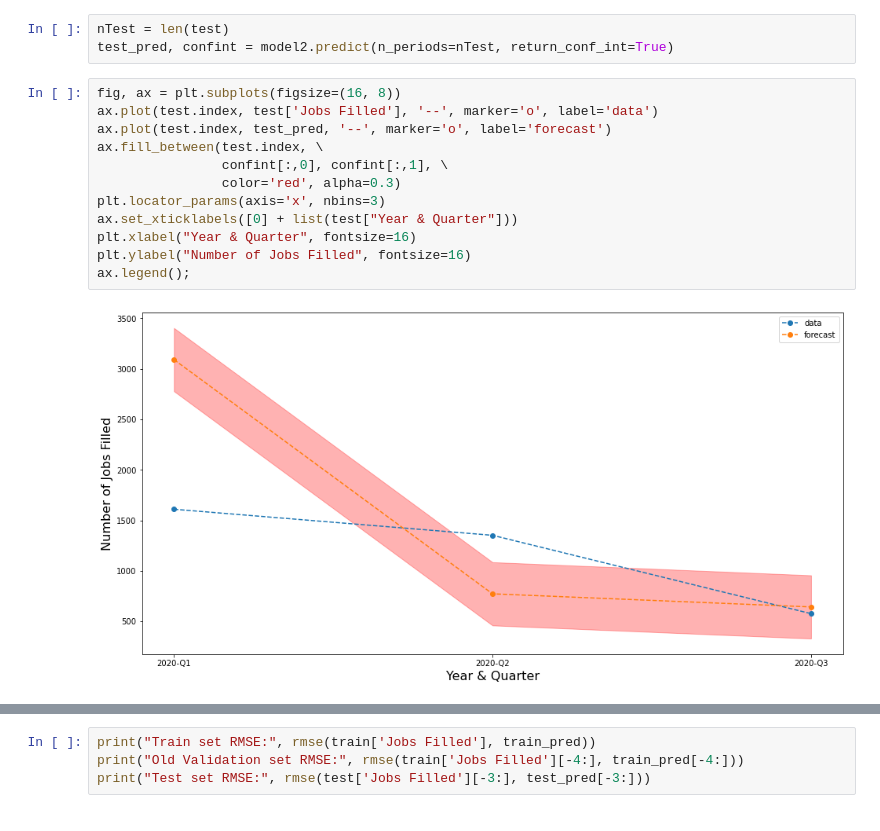
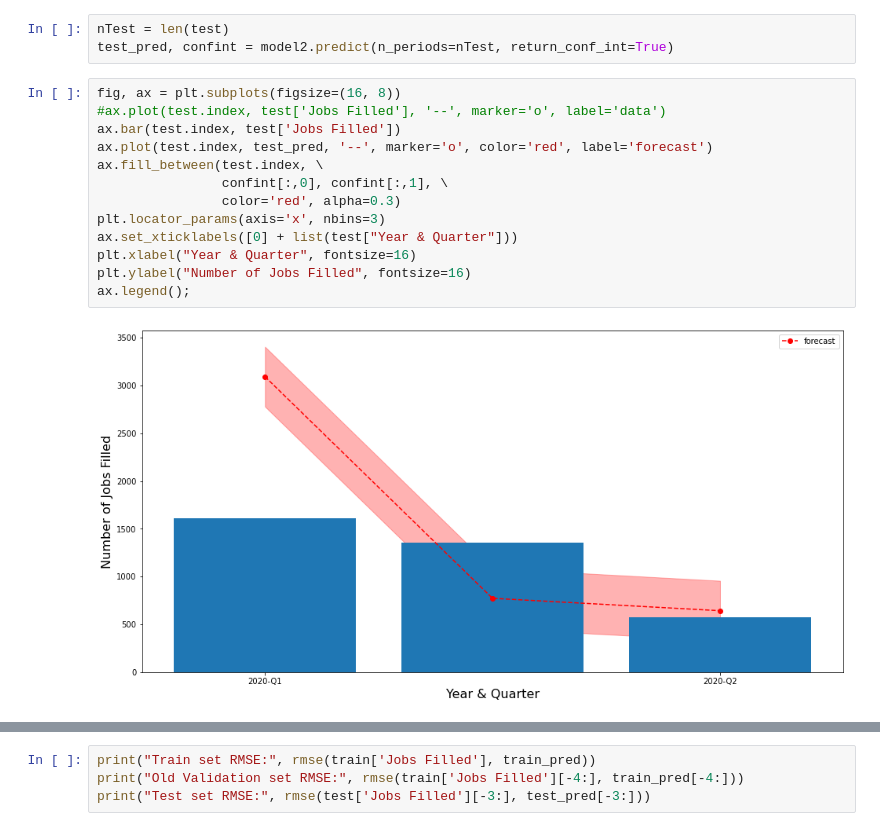
Before and after one commit to SkylarTrigueiro/dataScienceHiringPatterns, a Jupyter notebook: timeSeriesForecast.ipynb, the cells around one changed output, grey strips where cells are left out. Saved outputs shown, nothing was run; the diff lists cells and outputs as text.

Commit message:
changed the SARIMA model plots to include bar plots like previous plots showed.

```diff
--- a/timeSeriesForecast.ipynb
+++ b/timeSeriesForecast.ipynb
@@ -197,18 +199,19 @@ nTest = len(test)
 test_pred, confint = model2.predict(n_periods=nTest, return_conf_int=True)
 # %%
 fig, ax = plt.subplots(figsize=(16, 8))
-ax.plot(test.index, test['Jobs Filled'], '--', marker='o', label='data')
-ax.plot(test.index, test_pred, '--', marker='o', label='forecast')
+#ax.plot(test.index, test['Jobs Filled'], '--', marker='o', label='data')
+ax.bar(test.index, test['Jobs Filled'])
+ax.plot(test.index, test_pred, '--', marker='o', color='red', label='forecast')
 ax.fill_between(test.index, \
                 confint[:,0], confint[:,1], \
                 color='red', alpha=0.3)
 plt.locator_params(axis='x', nbins=3)
 ax.set_xticklabels([0] + list(test["Year & Quarter"]))
 plt.xlabel("Year & Quarter", fontsize=16)
 plt.ylabel("Number of Jobs Filled", fontsize=16)
 ax.legend();
 # %% [output]
-[figure, old version]
+[figure, new version]
 # %%
 train_pred = model2.predict_in_sample(start=0, end=-1)
 
```
Also changed, not shown: parts of 7 cells of this notebook, 3 other files.
